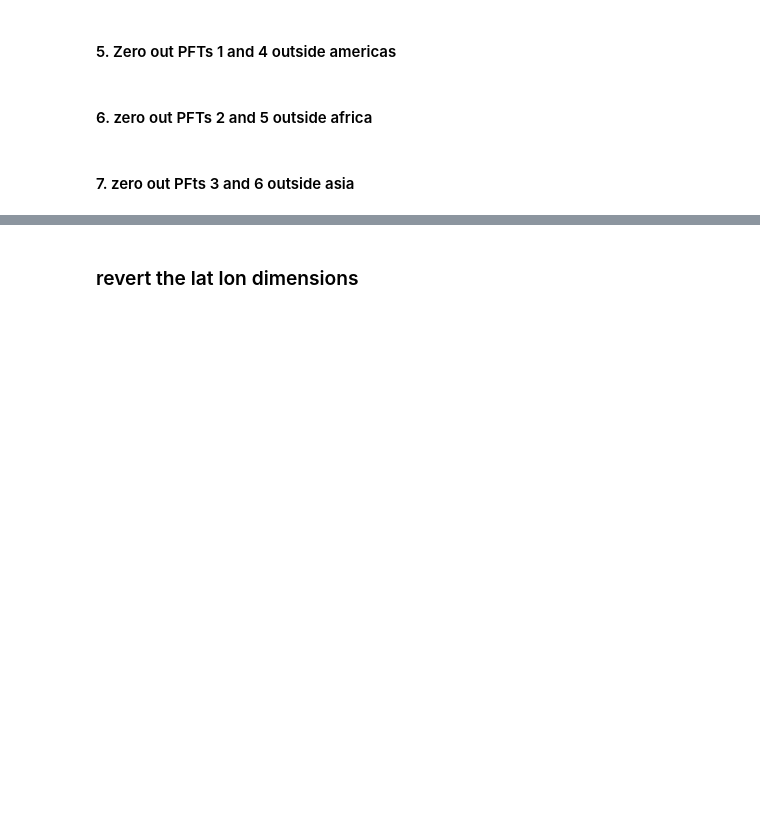
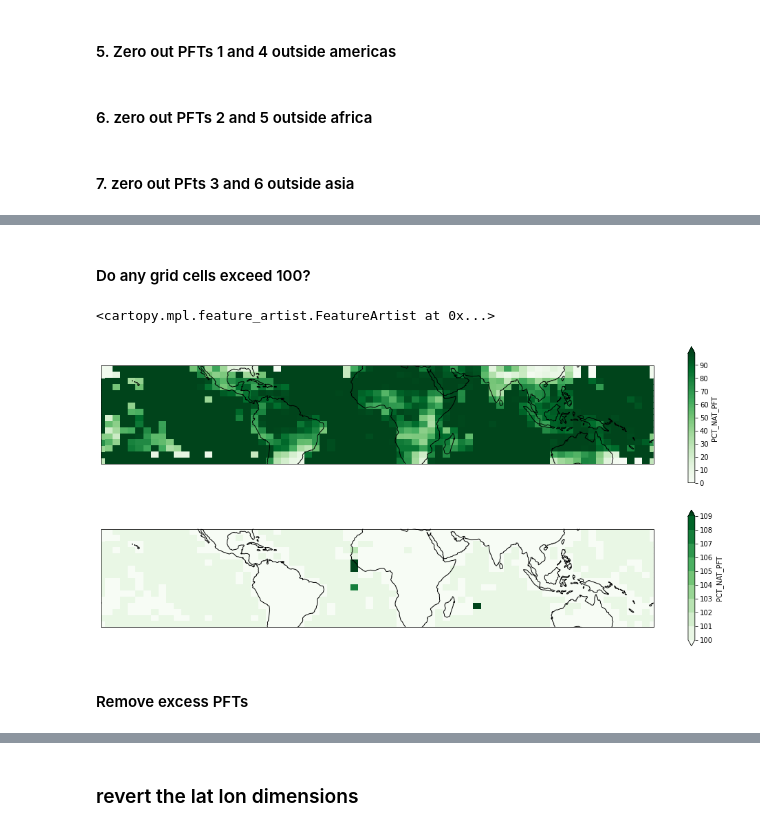
Before and after one commit to JessicaNeedham/tropical_continent_pfts, a Jupyter notebook: domainsurf/make_nocomp_surf.ipynb, the cells around one changed output, grey strips where cells are left out. Saved outputs shown, nothing was run; the diff lists cells and outputs as text; code cells hidden in the pictures; blank space fills up the shorter version.

```diff
--- a/domainsurf/make_nocomp_surf.ipynb
+++ b/domainsurf/make_nocomp_surf.ipynb
@@ -170,0 +195,25 @@ for i in range(0,17):
+# %%
+sums = cropped_surf['PCT_NAT_PFT'].sum(dim='natpft')
+
+# also quick check for negative  %s
+if (cropped_surf['PCT_NAT_PFT'] < 0).any():
+    print('YES')
+# %% [markdown]
+#### Do any grid  cells exceed 100?
+# %%
+fig, axs = plt.subplots(nrows=2,ncols=1,
+                        subplot_kw={'projection': ccrs.PlateCarree()},
+                        figsize=(18,8))
+axs = axs.flatten()
+clevs=np.arange(0,100,1)
+cs = sums.plot(levels=clevs,cmap='Greens', ax=axs[0])
+axs[0].coastlines()
+
+clevs=np.arange(100,110,1)
+cs = sums.plot(levels=clevs,cmap='Greens', ax=axs[1])
+axs[1].coastlines()
+# %% [output]
+<cartopy.mpl.feature_artist.FeatureArtist at 0x...>
+[figure, added]
+# %% [markdown]
+#### Remove excess PFTs
```
Also changed, not shown: parts of 23 cells of this notebook, 3 other files.
